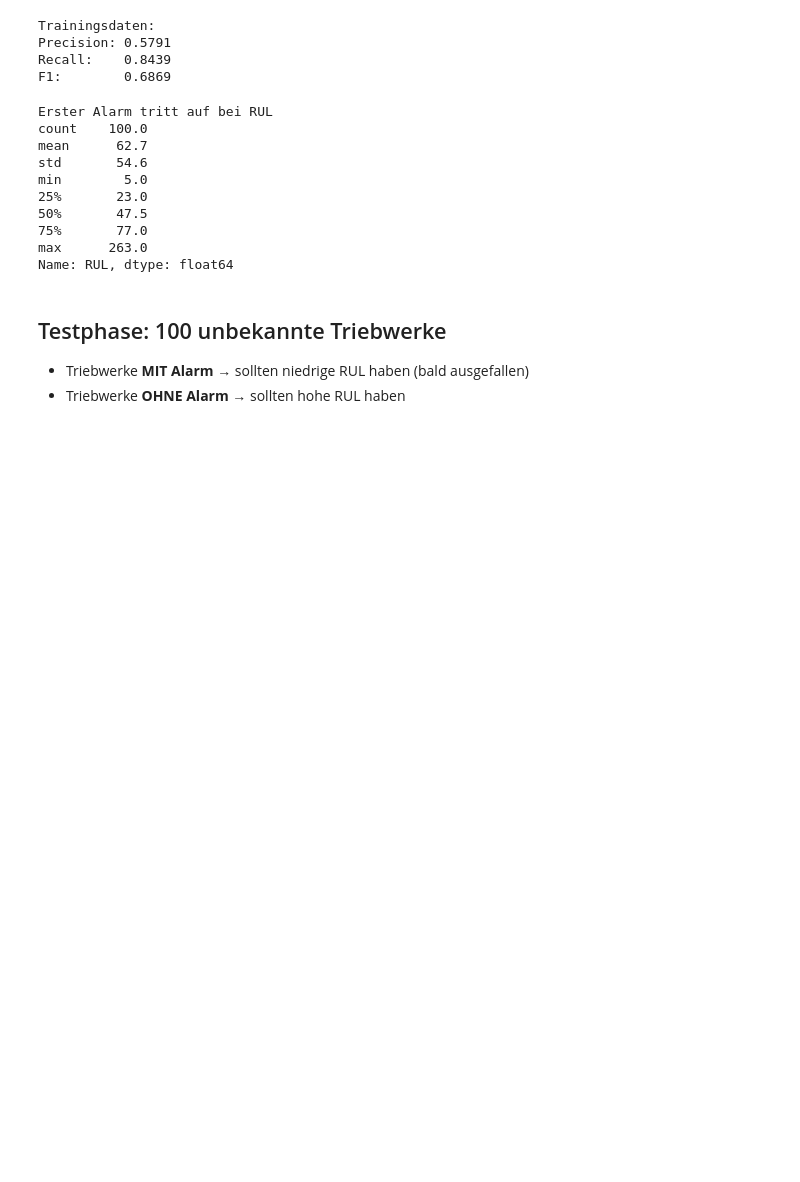
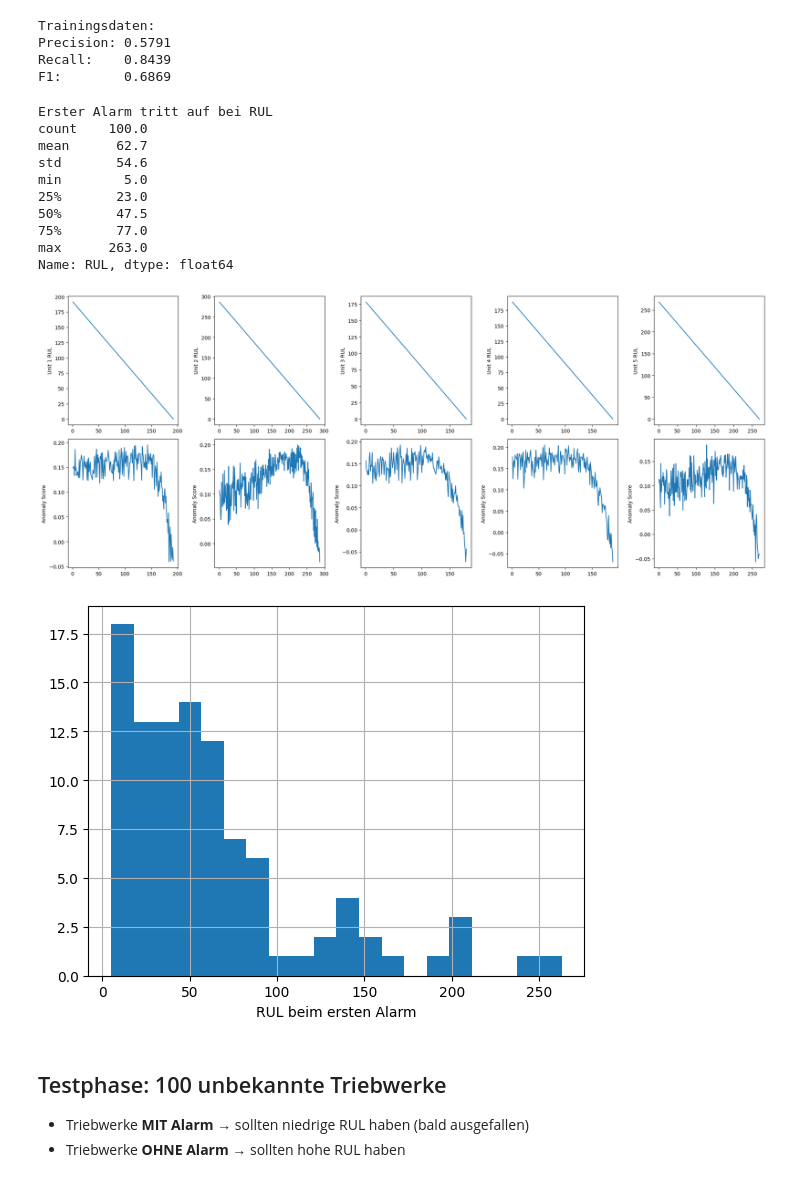
Before and after one commit to mohathecreator/anomalie_erkennung_projekt, a Jupyter notebook: 04_notebooks/iso_forest_presentation.ipynb, the cells around one changed output. Saved outputs shown, nothing was run; the diff lists cells and outputs as text; code cells hidden in the pictures; blank space fills up the shorter version.

```diff
--- a/04_notebooks/iso_forest_presentation.ipynb
+++ b/04_notebooks/iso_forest_presentation.ipynb
@@ -94,6 +95,29 @@ min        5.0
 75%       77.0
 max      263.0
 Name: RUL, dtype: float64
+# %%
+PLOTS_DIR = Path(__file__).resolve().parents[1] / "03_plots" if "__file__" in dir() else Path.cwd().parent / "03_plots"
+PLOTS_DIR.mkdir(parents=True, exist_ok=True)
+
+fig, axes = plt.subplots(2, 5, figsize=(20, 8), sharex=False)
+for i, unit_id in enumerate(range(1, 6)):
+    unit = train_df[train_df["unit_id"] == unit_id].sort_values("cycles")
+    axes[0][i].plot(unit["cycles"], unit["RUL"])
+    axes[0][i].set_ylabel(f"Unit {unit_id} RUL")
+    axes[1][i].plot(unit["cycles"], unit["anomaly_score"])
+    axes[1][i].set_ylabel("Anomaly Score")
+
+plt.tight_layout()
+plt.savefig(PLOTS_DIR / "iso_forest_rul_vs_score.png", dpi=150, bbox_inches="tight")
+plt.show()
+
+first_alarm.hist(bins=20)
+plt.xlabel("RUL beim ersten Alarm")
+plt.savefig(PLOTS_DIR / "iso_forest_first_anomaly_histogram.png", dpi=150, bbox_inches="tight")
+plt.show()
+# %% [output]
+[figure, added]
+[figure, added]
 # %% [markdown]
 ## Testphase: 100 unbekannte Triebwerke
 
```
Also changed, not shown: parts of 1 cell of this notebook, 2 other files.
